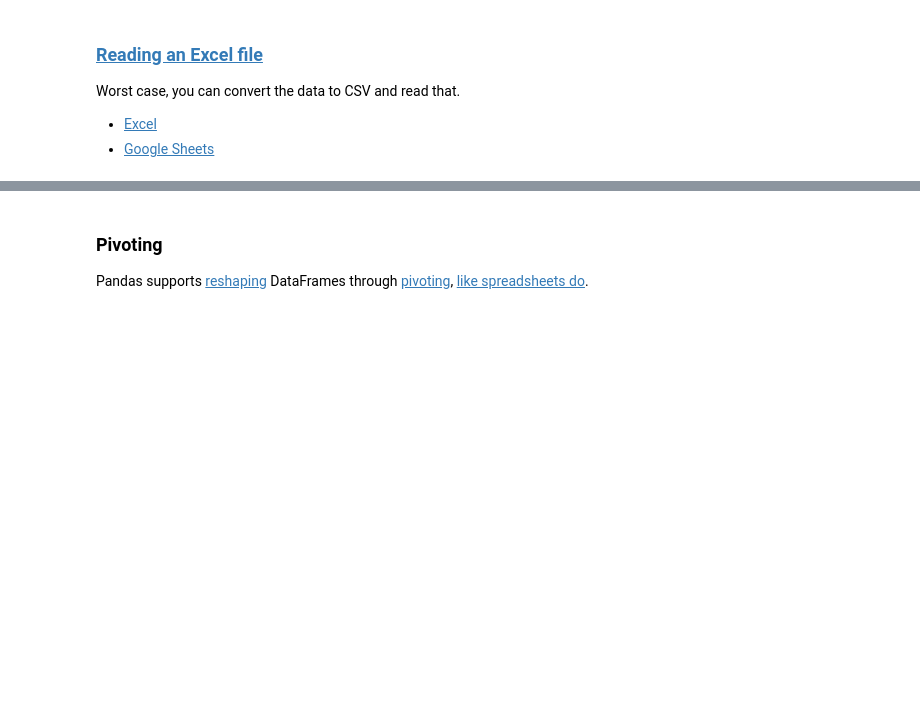
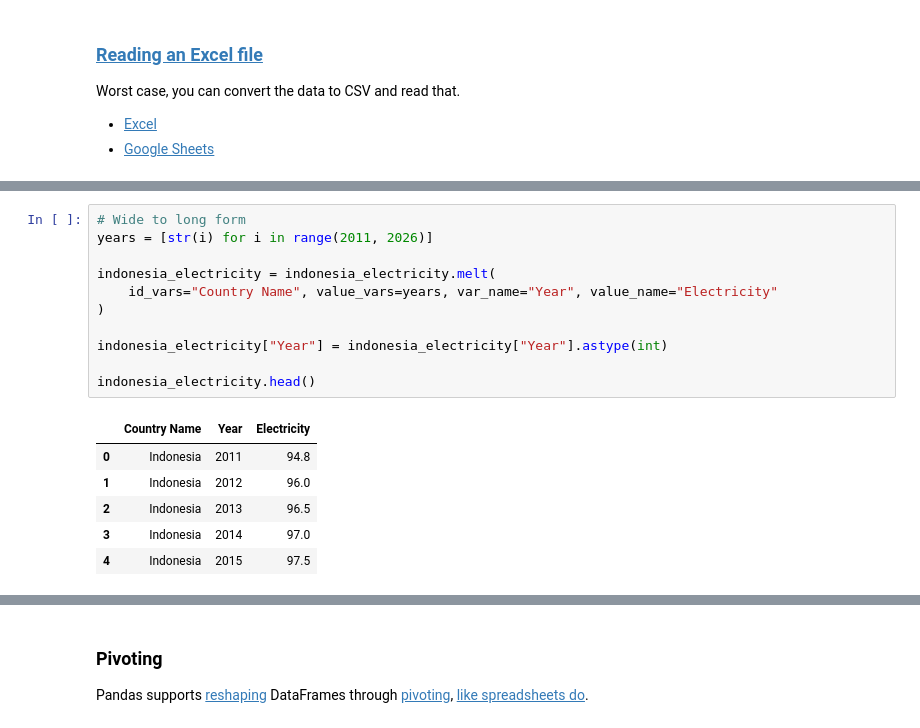
Before and after one commit to yp2745/yp2745.github.io, a Jupyter notebook: lecture_22.ipynb, the cells around one changed output, grey strips where cells are left out. Drawn from its saved outputs; the diff is of its cells as text; blank space fills up the shorter version.

```diff
--- a/lecture_22.ipynb
+++ b/lecture_22.ipynb
@@ -25,0 +72,18 @@ Worst case, you can convert the data to CSV and read that.
+# %%
+# Wide to long form
+years = [str(i) for i in range(2011, 2026)]
+
+indonesia_electricity = indonesia_electricity.melt(
+    id_vars="Country Name", value_vars=years, var_name="Year", value_name="Electricity"
+)
+
+indonesia_electricity["Year"] = indonesia_electricity["Year"].astype(int)
+
+indonesia_electricity.head()
+# %% [output]
+|  | Country Name | Year | Electricity |
+| 0 | Indonesia | 2011 | 94.8 |
+| 1 | Indonesia | 2012 | 96.0 |
+| 2 | Indonesia | 2013 | 96.5 |
+| 3 | Indonesia | 2014 | 97.0 |
+| 4 | Indonesia | 2015 | 97.5 |
```
Also changed, not shown: parts of 6 cells of this notebook, 2 other files.
